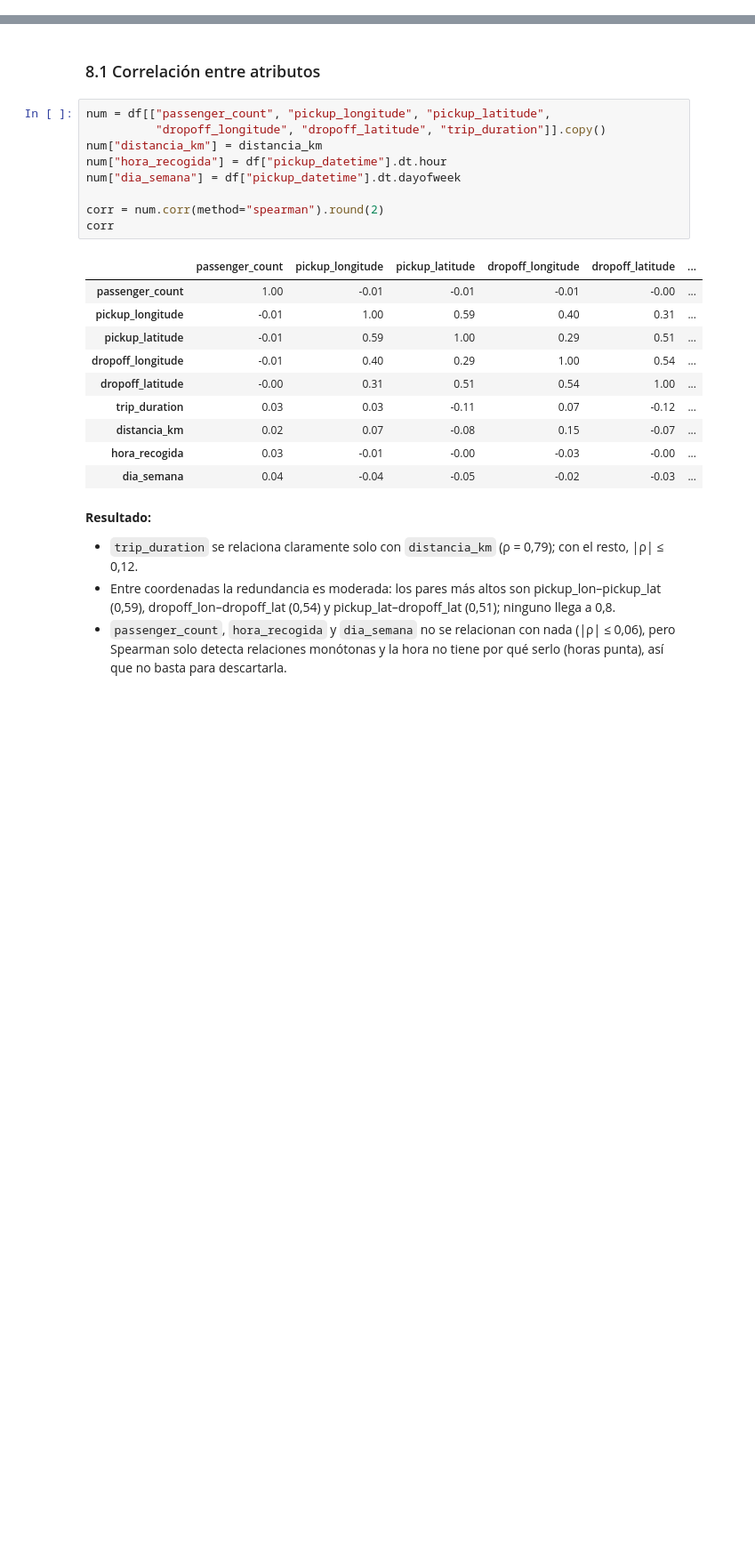
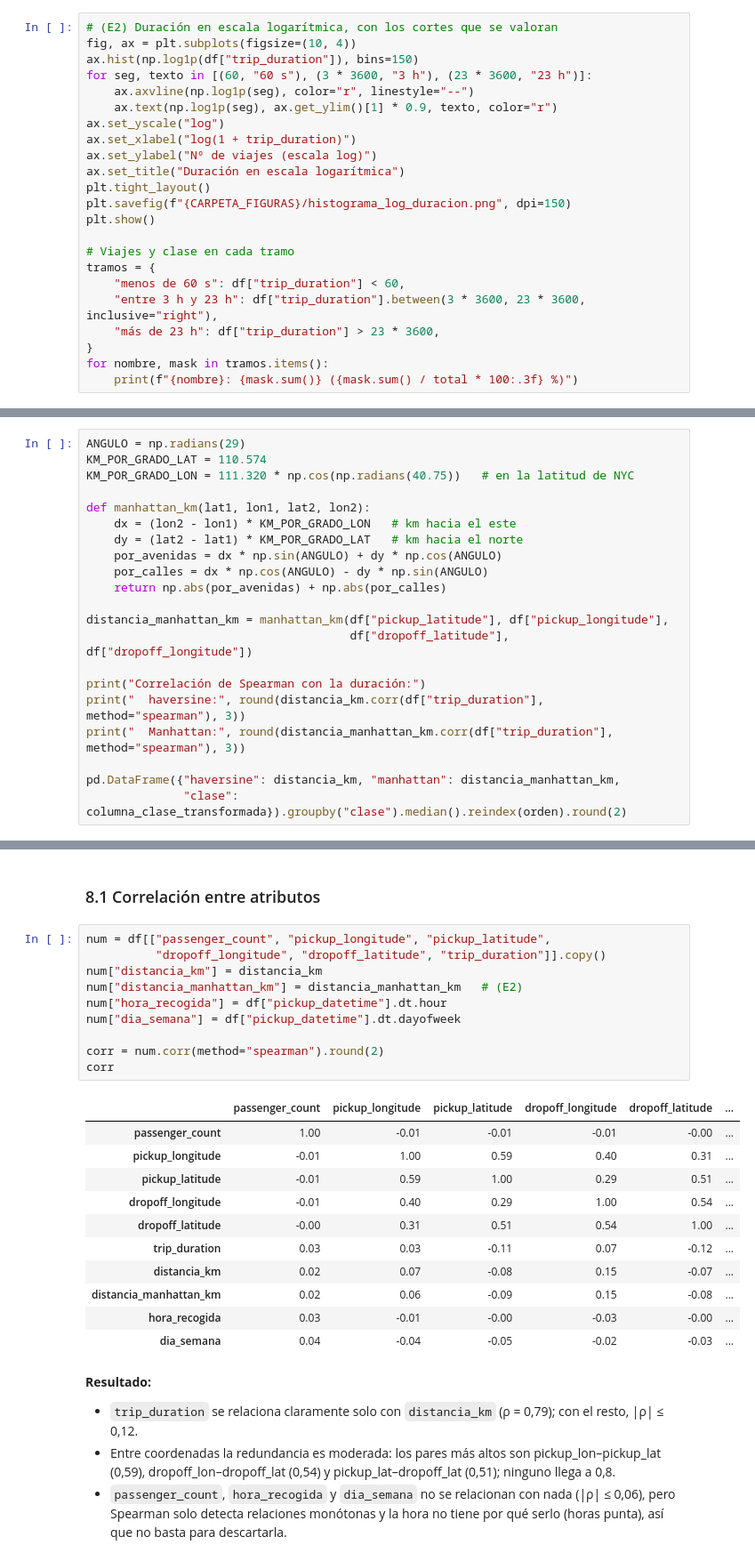
Before and after one commit to Diesanz/ml-classifiers-workspace, a Jupyter notebook: Scripts/exploracion-datos.ipynb, the cells around one changed output, grey strips where cells are left out. Shown at 89% size. Cells and saved outputs as stored; diff of their text form; blank space fills up the shorter version.

```diff
--- a/Scripts/exploracion-datos.ipynb
+++ b/Scripts/exploracion-datos.ipynb
@@ -460,0 +471,23 @@ duración <= 0 s: 0
+# %%
+# (E2) Duración en escala logarítmica, con los cortes que se valoran
+fig, ax = plt.subplots(figsize=(10, 4))
+ax.hist(np.log1p(df["trip_duration"]), bins=150)
+for seg, texto in [(60, "60 s"), (3 * 3600, "3 h"), (23 * 3600, "23 h")]:
+    ax.axvline(np.log1p(seg), color="r", linestyle="--")
+    ax.text(np.log1p(seg), ax.get_ylim()[1] * 0.9, texto, color="r")
+ax.set_yscale("log")
+ax.set_xlabel("log(1 + trip_duration)")
+ax.set_ylabel("Nº de viajes (escala log)")
+ax.set_title("Duración en escala logarítmica")
+plt.tight_layout()
+plt.savefig(f"{CARPETA_FIGURAS}/histograma_log_duracion.png", dpi=150)
+plt.show()
+
+# Viajes y clase en cada tramo
+tramos = {
+    "menos de 60 s": df["trip_duration"] < 60,
+    "entre 3 h y 23 h": df["trip_duration"].between(3 * 3600, 23 * 3600, inclusive="right"),
+    "más de 23 h": df["trip_duration"] > 23 * 3600,
+}
+for nombre, mask in tramos.items():
+    print(f"{nombre}: {mask.sum()} ({mask.sum() / total * 100:.3f} %)")
@@ -674,0 +891,21 @@ Destinos fuera de NYC con velocidad > 100: 17
+# %%
+ANGULO = np.radians(29)
+KM_POR_GRADO_LAT = 110.574
+KM_POR_GRADO_LON = 111.320 * np.cos(np.radians(40.75))   # en la latitud de NYC
+
+def manhattan_km(lat1, lon1, lat2, lon2):
+    dx = (lon2 - lon1) * KM_POR_GRADO_LON   # km hacia el este
+    dy = (lat2 - lat1) * KM_POR_GRADO_LAT   # km hacia el norte
+    por_avenidas = dx * np.sin(ANGULO) + dy * np.cos(ANGULO)
+    por_calles = dx * np.cos(ANGULO) - dy * np.sin(ANGULO)
+    return np.abs(por_avenidas) + np.abs(por_calles)
+
+distancia_manhattan_km = manhattan_km(df["pickup_latitude"], df["pickup_longitude"],
+                                      df["dropoff_latitude"], df["dropoff_longitude"])
+
+print("Correlación de Spearman con la duración:")
+print("  haversine:", round(distancia_km.corr(df["trip_duration"], method="spearman"), 3))
+print("  Manhattan:", round(distancia_manhattan_km.corr(df["trip_duration"], method="spearman"), 3))
+
+pd.DataFrame({"haversine": distancia_km, "manhattan": distancia_manhattan_km,
+              "clase": columna_clase_transformada}).groupby("clase").median().reindex(orden).round(2)
@@ -822,21 +1079,23 @@ coordenadas de recogida y de destino están correlacionadas entre sí (redundanc
 # %%
 num = df[["passenger_count", "pickup_longitude", "pickup_latitude",
           "dropoff_longitude", "dropoff_latitude", "trip_duration"]].copy()
 num["distancia_km"] = distancia_km
+num["distancia_manhattan_km"] = distancia_manhattan_km   # (E2)
 num["hora_recogida"] = df["pickup_datetime"].dt.hour
 num["dia_semana"] = df["pickup_datetime"].dt.dayofweek
 
 corr = num.corr(method="spearman").round(2)
 corr
 # %% [output]
 |  | passenger_count | pickup_longitude | pickup_latitude | dropoff_longitude | dropoff_latitude | ... |
 | passenger_count | 1.00 | -0.01 | -0.01 | -0.01 | -0.00 | ... |
 | pickup_longitude | -0.01 | 1.00 | 0.59 | 0.40 | 0.31 | ... |
 | pickup_latitude | -0.01 | 0.59 | 1.00 | 0.29 | 0.51 | ... |
 | dropoff_longitude | -0.01 | 0.40 | 0.29 | 1.00 | 0.54 | ... |
 | dropoff_latitude | -0.00 | 0.31 | 0.51 | 0.54 | 1.00 | ... |
 | trip_duration | 0.03 | 0.03 | -0.11 | 0.07 | -0.12 | ... |
 | distancia_km | 0.02 | 0.07 | -0.08 | 0.15 | -0.07 | ... |
+| distancia_manhattan_km | 0.02 | 0.06 | -0.09 | 0.15 | -0.08 | ... |
 | hora_recogida | 0.03 | -0.01 | -0.00 | -0.03 | -0.00 | ... |
 | dia_semana | 0.04 | -0.04 | -0.05 | -0.02 | -0.03 | ... |
 # %% [markdown]
```
Also changed, not shown: parts of 33 cells of this notebook, 11 other files.
